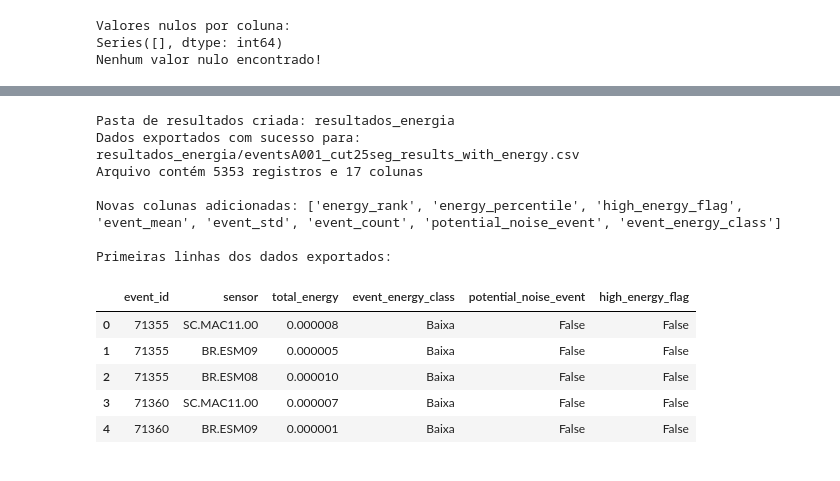
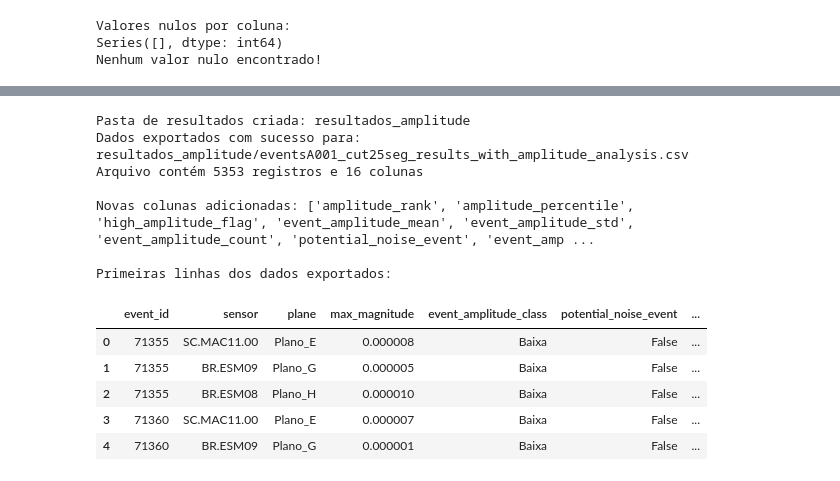
Before and after one commit to pedro-acviana/Sismic-Data-Analysis, a Jupyter notebook: analise_energia_total.ipynb, the cells around one changed output, grey strips where cells are left out. Cells and saved outputs as stored; diff of their text form; code cells hidden in the pictures.

```diff
--- a/analise_energia_total.ipynb
+++ b/analise_energia_total.ipynb
@@ -144,12 +147,15 @@ Calculando a energia total usando a fórmula E = √(x² + y² + z²).
 # %%
-# Calcular a energia total
-df['total_energy'] = np.sqrt(
-    df['x_amplitude']**2 +
-    df['y_amplitude']**2 +
-    df['z_amplitude']**2
-)
+# Análise da coluna max_magnitude
+if 'max_magnitude' in df.columns:
+    print("Análise de max_magnitude realizada com sucesso!")
+    print(f"\nPrimeiros valores de max_magnitude:")
+    display(df[['event_id', 'plane', 'sensor', 'max_magnitude']].head(10))
 
-print("Energia total calculada com sucesso!")
-print(f"\nPrimeiros valores de energia total:")
-display(df[['event_id', 'plane', 'sensor', 'x_amplitude', 'y_amplitude', 'z_amplitude', 'total_energy']].head(10))
+    # Verificar valores válidos
+    valid_amplitudes = df['max_magnitude'].notna()
+    print(f"\nRegistros com max_magnitude válida: {valid_amplitudes.sum()}")
+    print(f"Registros com max_magnitude nula: {(~valid_amplitudes).sum()}")
+else:
+    print("ERRO: Coluna 'max_magnitude' não encontrada!")
+    print("Continuando análise sem esta coluna...")
 # %% [output]
@@ -817,40 +932,47 @@ Baixa    1816
 Alta     1673
 Name: count, dtype: int64
 # %%
-# Criar pasta separada para resultados de energia
-results_dir = Path("resultados_energia")
+# Criar pasta separada para resultados de amplitude
+results_dir = Path("resultados_amplitude")
 results_dir.mkdir(exist_ok=True)
 
 # Definir caminho de saída na nova pasta
-output_path = results_dir / "eventsA001_cut25seg_results_with_energy.csv"
+output_path = results_dir / "eventsA001_cut25seg_results_with_amplitude_analysis.csv"
 
-# Exportar dados com energia calculada
+# Exportar dados com análise de amplitude
 export_df.to_csv(output_path, index=False)
 
 print(f"Pasta de resultados criada: {results_dir}")
 print(f"Dados exportados com sucesso para: {output_path}")
 print(f"Arquivo contém {len(export_df)} registros e {len(export_df.columns)} colunas")
 
 # Mostrar as novas colunas adicionadas
-new_columns = [col for col in export_df.columns if col not in df.columns]
+original_columns = set(df.columns)
+new_columns = [col for col in export_df.columns if col not in original_columns]
 print(f"\nNovas colunas adicionadas: {new_columns}")
 
 # Mostrar as primeiras linhas dos dados exportados
-print("\nPrimeiras linhas dos dados exportados:")
-display(export_df[['event_id', 'sensor', 'total_energy', 'event_energy_class', 'potential_noise_event', 'high_energy_flag']].head())
+if 'max_magnitude' in df.columns:
+    display_columns = ['event_id', 'sensor', 'plane', 'max_magnitude', 'event_amplitude_class',
+                      'high_amplitude_flag', 'low_amplitude_flag', 'extreme_amplitude_flag', 'potential_noise_event']
+    available_display_columns = [col for col in display_columns if col in export_df.columns]
+    print("\nPrimeiras linhas dos dados exportados:")
+    display(export_df[available_display_columns].head())
+else:
+    print("\nDados exportados sem análise específica de max_magnitude (coluna não encontrada).")
 # %% [output]
-Pasta de resultados criada: resultados_energia
-Dados exportados com sucesso para: resultados_energia/eventsA001_cut25seg_results_with_energy.csv
-Arquivo contém 5353 registros e 17 colunas
+Pasta de resultados criada: resultados_amplitude
+Dados exportados com sucesso para: resultados_amplitude/eventsA001_cut25seg_results_with_amplitude_analysis.csv
+Arquivo contém 5353 registros e 16 colunas
 
-Novas colunas adicionadas: ['energy_rank', 'energy_percentile', 'high_energy_flag', 'event_mean', 'event_std', 'event_count', 'potential_noise_event', 'event_energy_class']
+Novas colunas adicionadas: ['amplitude_rank', 'amplitude_percentile', 'high_amplitude_flag', 'event_amplitude_mean', 'event_amplitude_std', 'event_amplitude_count', 'potential_noise_event', 'event_amp ...
 
 Primeiras linhas dos dados exportados:
-|  | event_id | sensor | total_energy | event_energy_class | potential_noise_event | high_energy_flag |
-| 0 | 71355 | SC.MAC11.00 | 0.000008 | Baixa | False | False |
-| 1 | 71355 | BR.ESM09 | 0.000005 | Baixa | False | False |
-| 2 | 71355 | BR.ESM08 | 0.000010 | Baixa | False | False |
-| 3 | 71360 | SC.MAC11.00 | 0.000007 | Baixa | False | False |
-| 4 | 71360 | BR.ESM09 | 0.000001 | Baixa | False | False |
+|  | event_id | sensor | plane | max_magnitude | event_amplitude_class | potential_noise_event | ... |
+| 0 | 71355 | SC.MAC11.00 | Plano_E | 0.000008 | Baixa | False | ... |
+| 1 | 71355 | BR.ESM09 | Plano_G | 0.000005 | Baixa | False | ... |
+| 2 | 71355 | BR.ESM08 | Plano_H | 0.000010 | Baixa | False | ... |
+| 3 | 71360 | SC.MAC11.00 | Plano_E | 0.000007 | Baixa | False | ... |
+| 4 | 71360 | BR.ESM09 | Plano_G | 0.000001 | Baixa | False | ... |
 # %%
 # Criar um resumo final para salvar como arquivo separado
```
Also changed, not shown: parts of 18 cells of this notebook.
